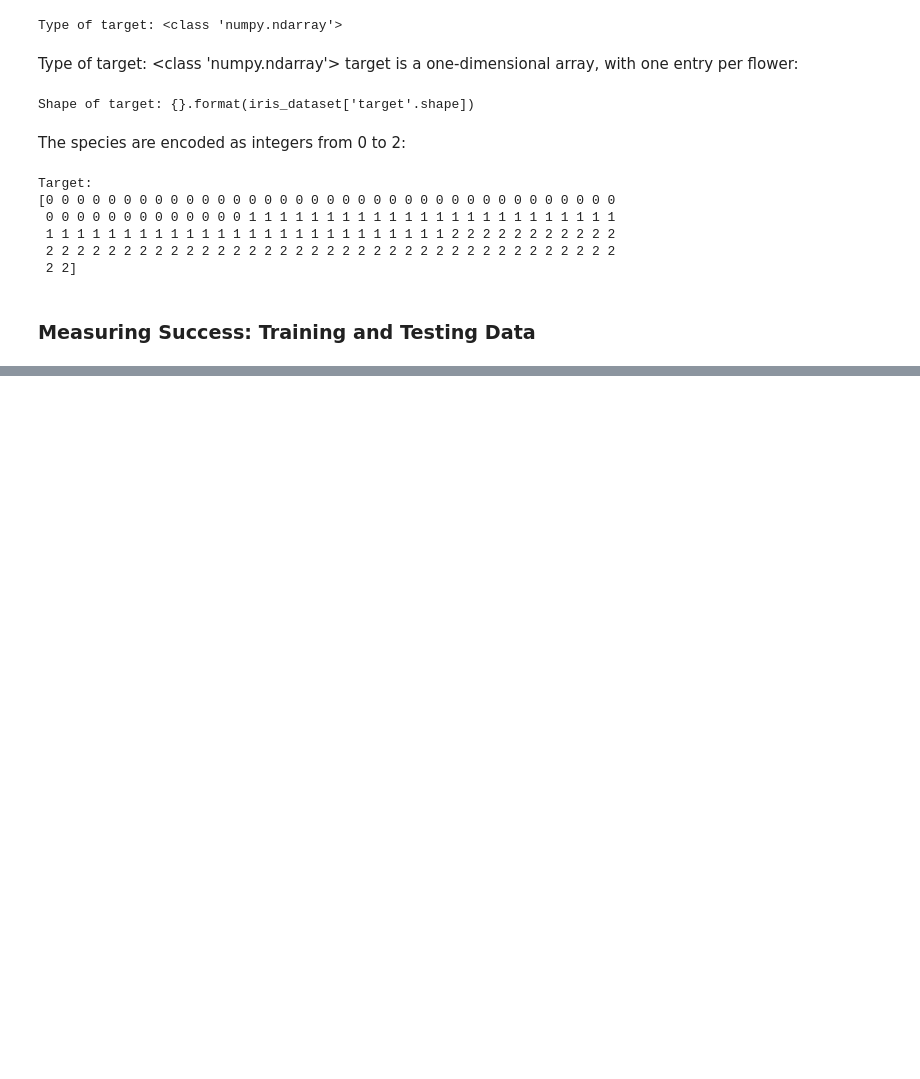
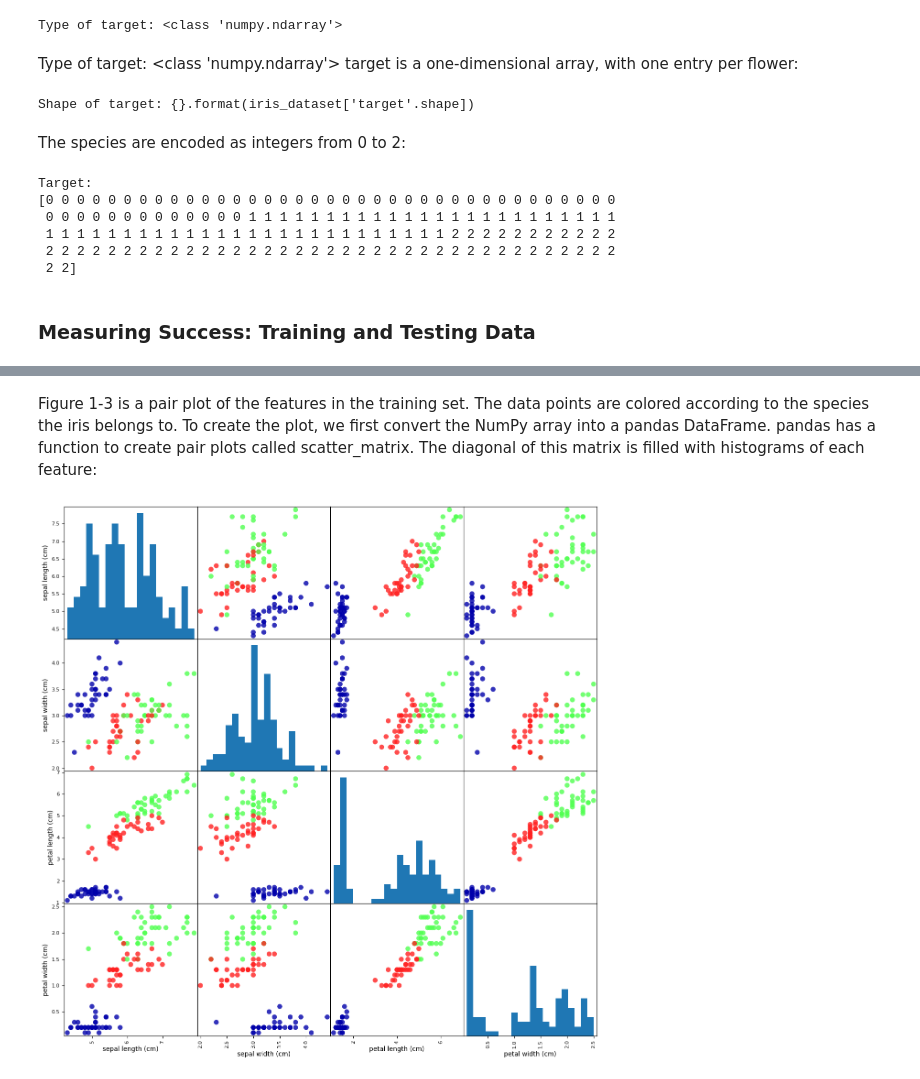
Before and after one commit to fidelismee/ML, a Jupyter notebook: ItMLwP/Introduction/IRIS.ipynb, the cells around one changed output, grey strips where cells are left out. Drawn from its saved outputs; the diff is of its cells as text; code cells hidden in the pictures; blank space fills up the shorter version.

```diff
--- a/ItMLwP/Introduction/IRIS.ipynb
+++ b/ItMLwP/Introduction/IRIS.ipynb
@@ -119,0 +128,3 @@ Target:
+# %%
+from sklearn.model_selection import train_test_split
+X_train, X_test, y_train, y_test = train_test_split( iris_dataset['data'], iris_dataset['target'], random_state = 0)
@@ -119,0 +158,21 @@ Target:
+# %% [markdown]
+Figure 1-3 is a pair plot of the features in the training set. The data points are colored
+according to the species the iris belongs to. To create the plot, we first convert the
+NumPy array into a pandas DataFrame. pandas has a function to create pair plots
+called scatter_matrix. The diagonal of this matrix is filled with histograms of each
+feature:
+# %%
+# Import necessary libraries
+import pandas as pd
+from pandas.plotting import scatter_matrix
+import mglearn
+
+# Create dataframe from data in X_train
+# Label the columns using the strings in iris_dataset.feature_names
+iris_dataframe = pd.DataFrame(X_train, columns=iris_dataset.feature_names)
+
+# Create a scatter matrix from the dataframe, color by y_train
+grr = scatter_matrix(iris_dataframe, c=y_train, figsize=(15, 15), marker='o',
+                     hist_kwds={'bins': 20}, s=60, alpha=.8, cmap=mglearn.cm3)
+# %% [output]
+[figure, added]
```
Also changed, not shown: parts of 18 cells of this notebook.
